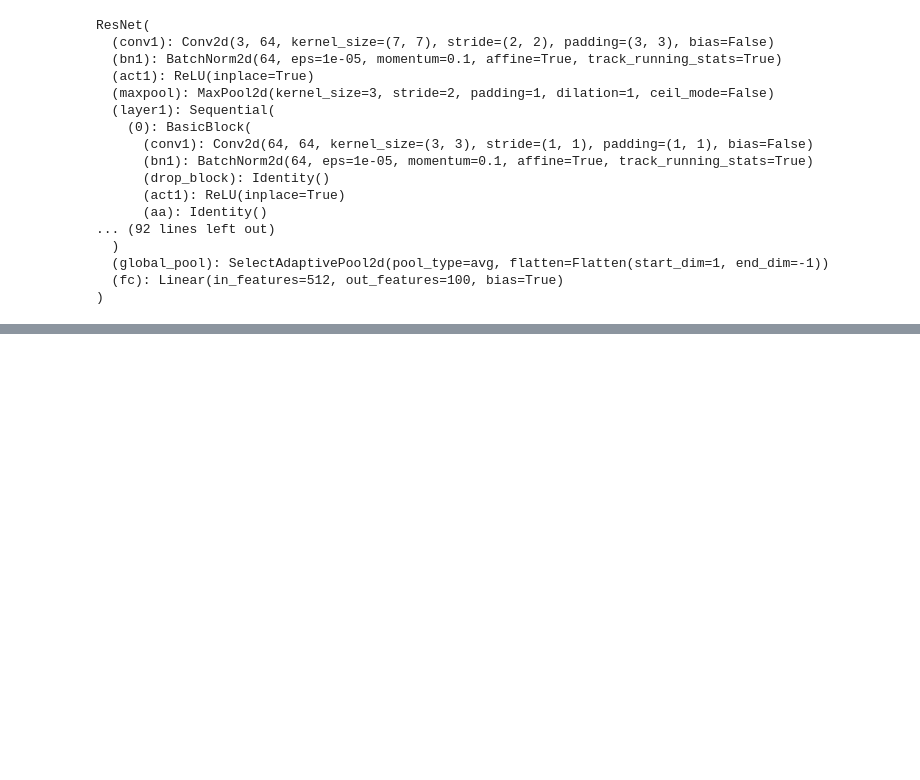
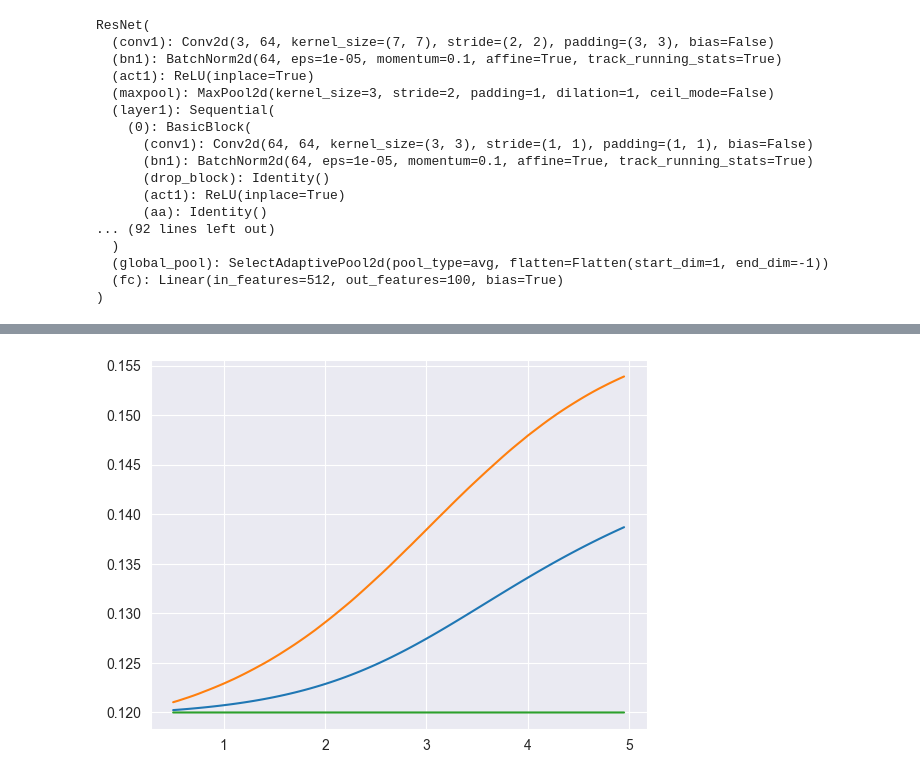
Before and after one commit to Maertine/pytorch-image-models, a Jupyter notebook: tmi/Model Testing.ipynb, the cells around one changed output, grey strips where cells are left out. Cells and saved outputs as stored; diff of their text form; code cells hidden in the pictures; blank space fills up the shorter version.

```diff
--- a/tmi/Model Testing.ipynb
+++ b/tmi/Model Testing.ipynb
@@ -316,0 +337,32 @@ logit_plot(student_model_epoch0,teacher_model,title_adjusted="Epoch 0",temperatu
+# %%
+temperature = 4
+for batch_idx, (input, target) in enumerate(loader_train):
+        input, target = input.to(device), target.to(device)
+        teacher_output = teacher_model(input)
+        student_output = student_model_epoch0(input)
+        teacher_pred = torch.argmax(teacher_output, dim=1)
+        student_pred = torch.argmax(student_output, dim=1)
+        break
+
+grads = []
+alphas = np.arange(0.5,5,0.05)
+for alpha in alphas:
+    grads.append(renyi_divergence_gradient(student_output,teacher_output,alpha,temperature).reshape(-1).detach().cpu().numpy() * temperature ** 2)
+
+data = pd.DataFrame({cat: arr for cat, arr in zip(alphas, grads)})
+
+one_hot_teacher = torch.zeros((teacher_pred.shape[0], 100), device='cuda:0')
+one_hot_teacher.scatter_(1, teacher_pred.unsqueeze(1), 1)
+
+one_hot_student = torch.zeros((student_pred.shape[0], 100), device='cuda:0')
+one_hot_student.scatter_(1, student_pred.unsqueeze(1), 1)
+
+label = one_hot_teacher.reshape(-1) * 10 + one_hot_student.reshape(-1)
+data['label'] = label.cpu().numpy()
+# %%
+plt.plot(alphas,data[data.label==0].drop(columns=['label']).mean())
+plt.plot(alphas,data.drop(columns=['label']).median())
+plt.plot(alphas,data.drop(columns=['label']).mean())
+plt.show()
+# %% [output]
+[figure, added]
```
Also changed, not shown: parts of 19 cells of this notebook, 3 other files.
